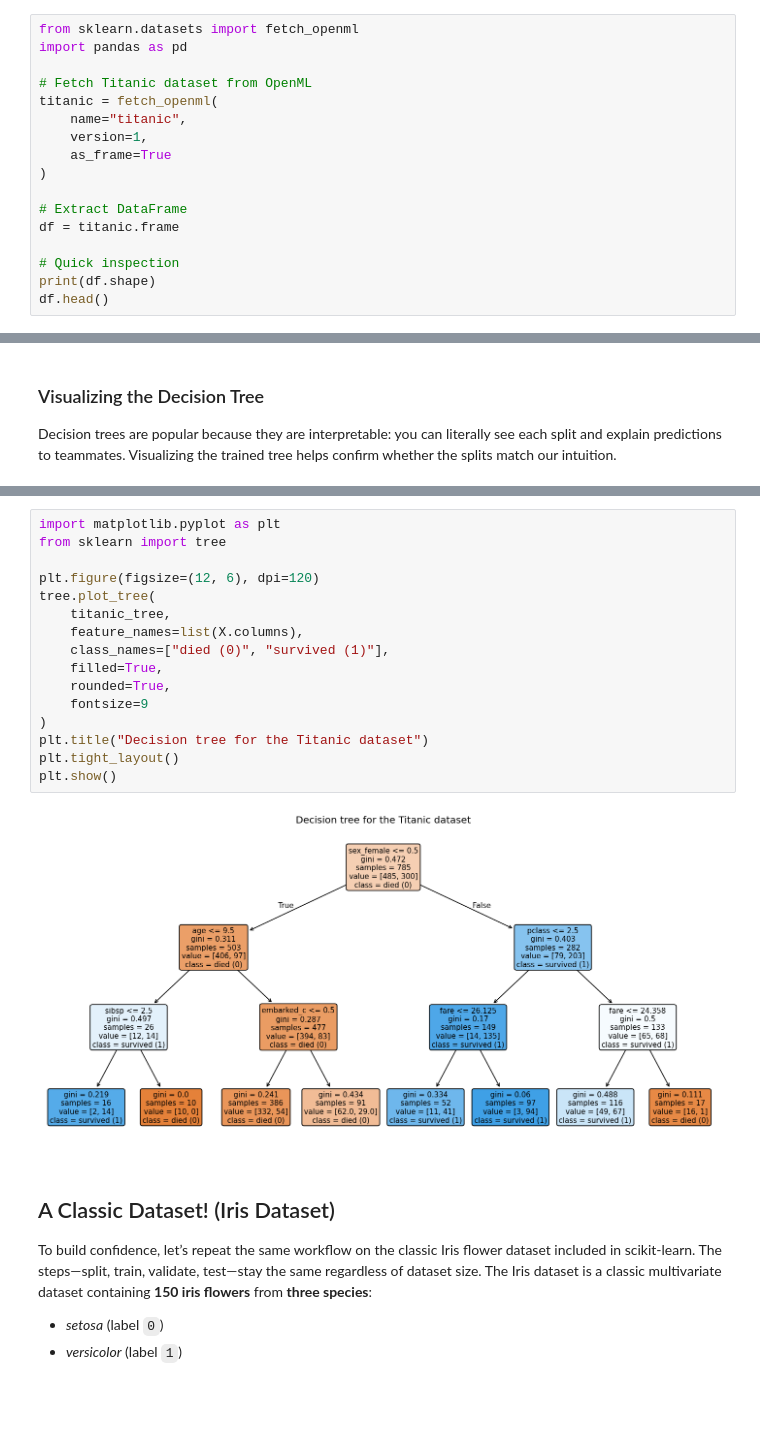
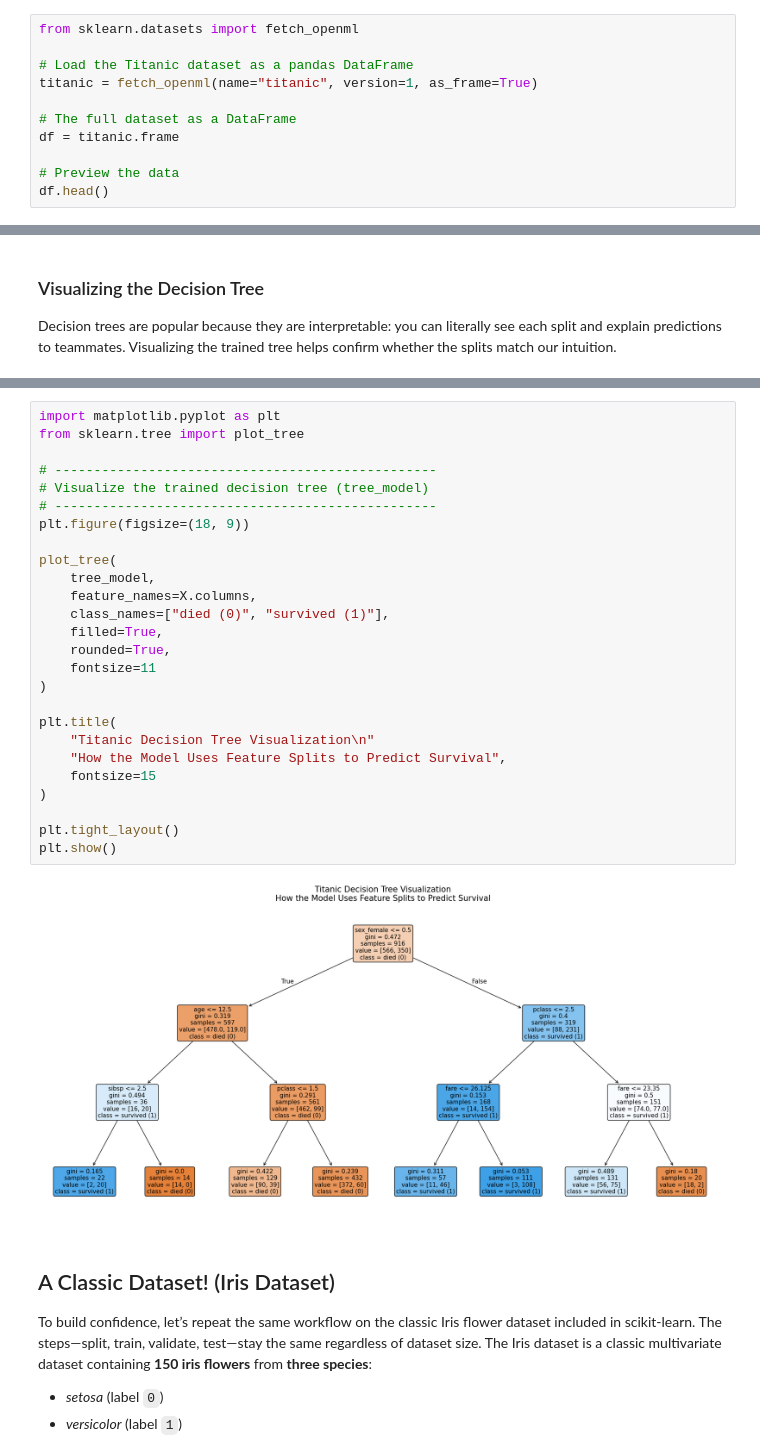
Before and after one commit to uf-bme/BME6938-Spring-2026, a Jupyter notebook: lessons/04-Supervised-ML/04-Supervised-ML-completed.ipynb, the cells around one changed output, grey strips where cells are left out. Drawn from its saved outputs; the diff is of its cells as text; blank space fills up the shorter version.

```diff
--- a/lessons/04-Supervised-ML/04-Supervised-ML-completed.ipynb
+++ b/lessons/04-Supervised-ML/04-Supervised-ML-completed.ipynb
@@ -75,19 +75,13 @@ The label we want to predict is:
 Load the titanic dataset as a dataframe using fetch_openml
 # %%
 from sklearn.datasets import fetch_openml
-import pandas as pd
 
-# Fetch Titanic dataset from OpenML
-titanic = fetch_openml(
-    name="titanic",
-    version=1,
-    as_frame=True
-)
+# Load the Titanic dataset as a pandas DataFrame
+titanic = fetch_openml(name="titanic", version=1, as_frame=True)
 
-# Extract DataFrame
+# The full dataset as a DataFrame
 df = titanic.frame
 
-# Quick inspection
-print(df.shape)
+# Preview the data
 df.head()
 # %% [output]
@@ -578,21 +713,31 @@ Visualize the structure of a trained decision tree model for the Titanic dataset
 # %%
 import matplotlib.pyplot as plt
-from sklearn import tree
+from sklearn.tree import plot_tree
 
-plt.figure(figsize=(12, 6), dpi=120)
-tree.plot_tree(
-    titanic_tree,
-    feature_names=list(X.columns),
+# -------------------------------------------------
+# Visualize the trained decision tree (tree_model)
+# -------------------------------------------------
+plt.figure(figsize=(18, 9))
+
+plot_tree(
+    tree_model,
+    feature_names=X.columns,
     class_names=["died (0)", "survived (1)"],
     filled=True,
     rounded=True,
-    fontsize=9
+    fontsize=11
 )
-plt.title("Decision tree for the Titanic dataset")
+
+plt.title(
+    "Titanic Decision Tree Visualization\n"
+    "How the Model Uses Feature Splits to Predict Survival",
+    fontsize=15
+)
+
 plt.tight_layout()
 plt.show()
 # %% [output]
-[figure, old version]
+[figure, new version]
 # %% [markdown]
 ## A Classic Dataset! (Iris Dataset)
 
```
Also changed, not shown: parts of 24 cells of this notebook, 1 other file.
